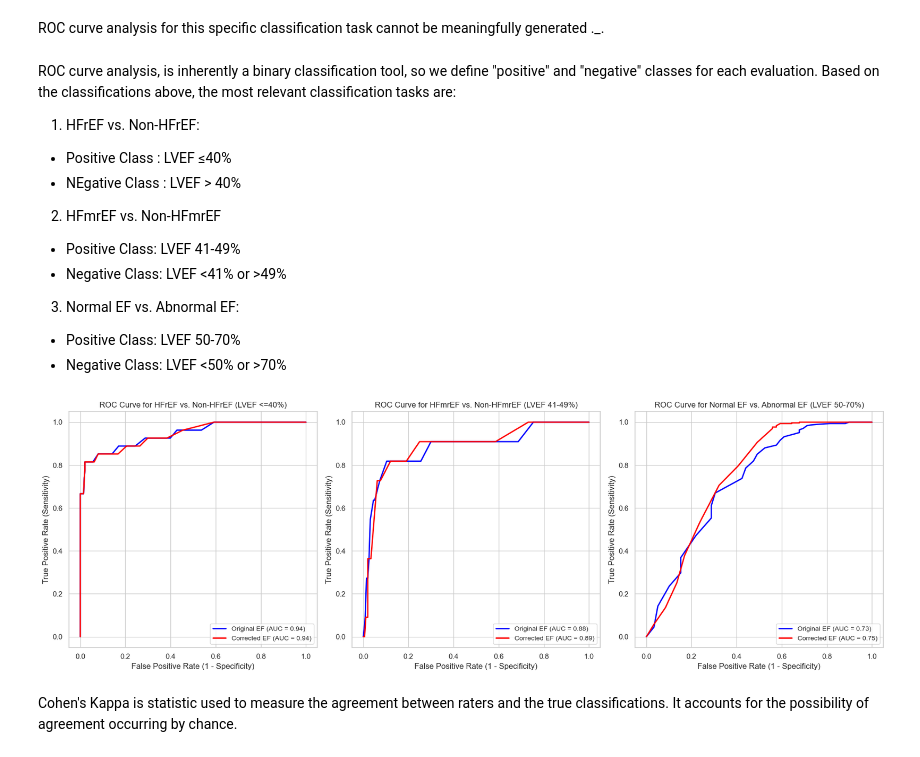
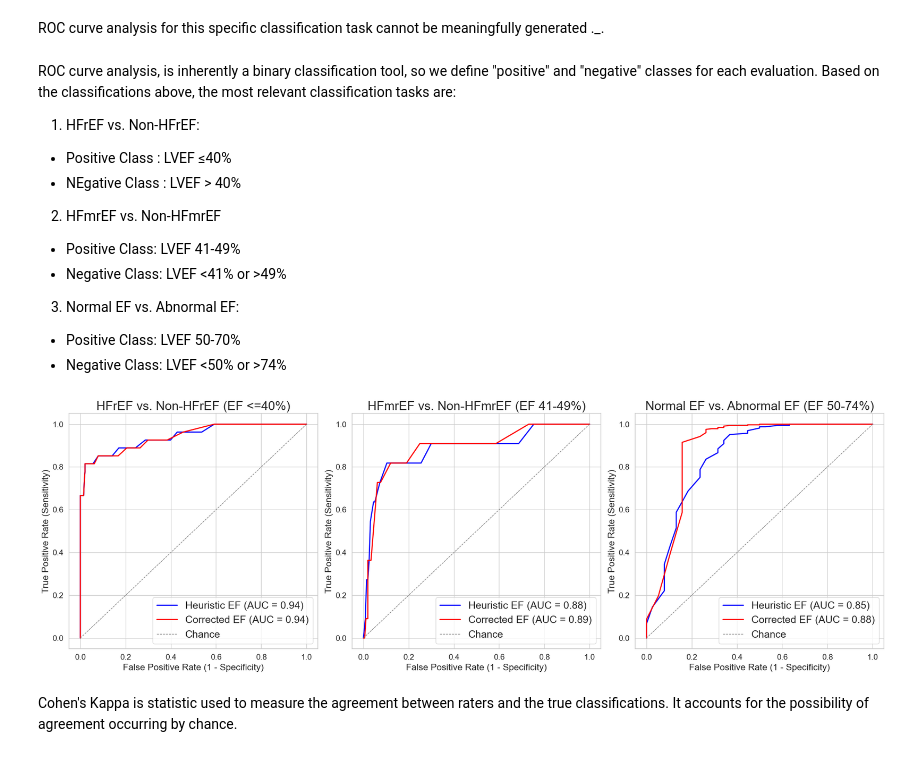
Before and after one commit to serize02/echonet-dl, a Jupyter notebook: notebooks/clinical_impact.ipynb, the cells around one changed output. Drawn from its saved outputs; the diff is of its cells as text; code cells hidden in the pictures.

```diff
--- a/notebooks/clinical_impact.ipynb
+++ b/notebooks/clinical_impact.ipynb
@@ -38,8 +16,7 @@ X, y = df.drop('error', axis=1), df['error']
 # %%
 features = ['volume_ratio', 'length_ratio', 'dice_overlap_std']
 # %%
-reg = GradientBoostingRegressor(learning_rate=0.01, max_depth=4, n_estimators=200, random_state=1)
-reg.fit(X[features], y)
+reg = joblib.load('artifacts/e-predictor:v0/gbr.joblib')
 
 X_test = test[features]
 y_test = test['error']
@@ -91,14 +67,14 @@ import numpy as np
 
 fig, ax = plt.subplots(1, 2, figsize=(18, 7))
 
-classes = ["HFrEF", "HFmrEF", "Normal EF", "Hypertrophic CM"]
+classes = ["HFrEF", "HFmrEF", "Normal EF", "HCM"]
 
 for i, method in enumerate(['clasif_orig', 'clasif_corr']):
     cm = confusion_matrix(test['clasif_true'], test[method], labels=classes)
 
     sns.heatmap(cm, annot=True, fmt='d', ax=ax[i], cmap='Blues', xticklabels=classes, yticklabels=classes)
 
-    title_suffix = "Original EF" if method == 'clasif_orig' else "Corrected EF"
+    title_suffix = "Heuristic EF" if method == 'clasif_orig' else "Corrected EF"
     ax[i].set_title(f'Confusion Matrix ({title_suffix})')
     ax[i].set_xlabel('Predicted Class')
     ax[i].set_ylabel('Actual Class')
@@ -133,77 +109,74 @@ ROC curve analysis, is inherently a binary classification tool, so we define "po
 
 3. Normal EF vs. Abnormal EF:
 - Positive Class: LVEF 50-70%
-- Negative Class: LVEF <50% or >70%
+- Negative Class: LVEF <50% or >74%
 # %%
 epsilon = 1e-6
 max_abs_dev_hfmref = max(
-    # largest differences from any predicted EF and the midpoint 45
     np.abs(test['predicted_ef'] - 45).max(),
     np.abs(test['corrected_ef'] - 45).max(),
     epsilon
 )
 max_abs_dev_normal = max(
-    #  largest differences from any predicted EF and the midpoint 60
-    np.abs(test['predicted_ef'] - 60).max(),
-    np.abs(test['corrected_ef'] - 60).max(),
+    np.abs(test['predicted_ef'] - 62).max(),
+    np.abs(test['corrected_ef'] - 62).max(),
     epsilon
 )
 
 
 roc_tasks = {
-    "HFrEF vs. Non-HFrEF (LVEF <=40%)": {
+    "HFrEF vs. Non-HFrEF (EF <=40%)": {
         "y_true_func": lambda ef: (ef <= 40).astype(int),
         "score_transform": lambda ef: 100 - ef,
         "optimal_threshold_label_func": lambda score: f'Optimal (EF: {100 - score:.1f})'
     },
-    "HFmrEF vs. Non-HFmrEF (LVEF 41-49%)": {
+    "HFmrEF vs. Non-HFmrEF (EF 41-49%)": {
         "y_true_func": lambda ef: ((ef >= 41) & (ef <= 49)).astype(int),
         "score_transform": lambda ef: 1 - (np.abs(ef - 45) / max_abs_dev_hfmref),
         "optimal_threshold_label_func": lambda score: f'Optimal (Score: {score:.2f})'
     },
-    "Normal EF vs. Abnormal EF (LVEF 50-70%)": {
-        "y_true_func": lambda ef: ((ef >= 50) & (ef <= 70)).astype(int),
-        "score_transform": lambda ef: 1 - (np.abs(ef - 60) / max_abs_dev_normal),
+    "Normal EF vs. Abnormal EF (EF 50-74%)": {
+        "y_true_func": lambda ef: ((ef >= 50) & (ef <= 74)).astype(int),
+        "score_transform": lambda ef: 1 - (np.abs(ef - 62) / max_abs_dev_normal),
         "optimal_threshold_label_func": lambda score: f'Optimal (Score: {score:.2f})'
     }
 }
 # %%
 from sklearn.metrics import roc_curve, auc
 
 
-fig, axes = plt.subplots(1, len(roc_tasks), figsize=(6 * len(roc_tasks), 6))
+fig, axes = plt.subplots(1, len(roc_tasks), figsize=(7 * len(roc_tasks), 7))
 if len(roc_tasks) == 1:
     axes = [axes]
 
 for i, (task_name, task_params) in enumerate(roc_tasks.items()):
     ax = axes[i]
 
     y_true_binary = task_params["y_true_func"](test['true_ef'])
     y_score_orig = task_params["score_transform"](test['predicted_ef'])
     y_score_corr = task_params["score_transform"](test['corrected_ef'])
 
-    fpr_orig, tpr_orig, thresholds_orig = roc_curve(y_true_binary, y_score_orig)
+    fpr_orig, tpr_orig, _ = roc_curve(y_true_binary, y_score_orig)
     roc_auc_orig = auc(fpr_orig, tpr_orig)
 
-    fpr_corr, tpr_corr, thresholds_corr = roc_curve(y_true_binary, y_score_corr)
+    fpr_corr, tpr_corr, _ = roc_curve(y_true_binary, y_score_corr)
     roc_auc_corr = auc(fpr_corr, tpr_corr)
 
-    ax.plot(fpr_orig, tpr_orig, color='blue', lw=2, label=f'Original EF (AUC = {roc_auc_orig:.2f})')
+    ax.plot(fpr_orig, tpr_orig, color='blue', lw=2, label=f'Heuristic EF (AUC = {roc_auc_orig:.2f})')
     ax.plot(fpr_corr, tpr_corr, color='red', lw=2, label=f'Corrected EF (AUC = {roc_auc_corr:.2f})')
-    ax.plot(color='gray', lw=1, linestyle='--', label='Chance')
+    ax.plot([0, 1], [0, 1], color='gray', lw=1, linestyle='--', label='Chance')
 
-    ax.set_xlabel('False Positive Rate (1 - Specificity)')
-    ax.set_ylabel('True Positive Rate (Sensitivity)')
-    ax.set_title(f'ROC Curve for {task_name}')
-    ax.legend(loc='lower right', fontsize='small')
+    ax.set_xlabel('False Positive Rate (1 - Specificity)', fontsize=16)
+    ax.set_ylabel('True Positive Rate (Sensitivity)', fontsize=16)
+    ax.set_title(f'{task_name}', fontsize=22)
+    ax.legend(loc='lower right', fontsize=18)
+    ax.tick_params(axis='both', which='major', labelsize=14)
     ax.grid(True)
-
-
 
 plt.tight_layout()
 plt.show()
 # %% [output]
-[figure, old version]
+[figure, new version]
 # %% [markdown]
 Cohen's Kappa is statistic used to measure the agreement between raters and the true classifications. It accounts for the possibility of agreement occurring by chance.
 # %%
```
Also changed, not shown: parts of 8 cells of this notebook, 1 other file.
